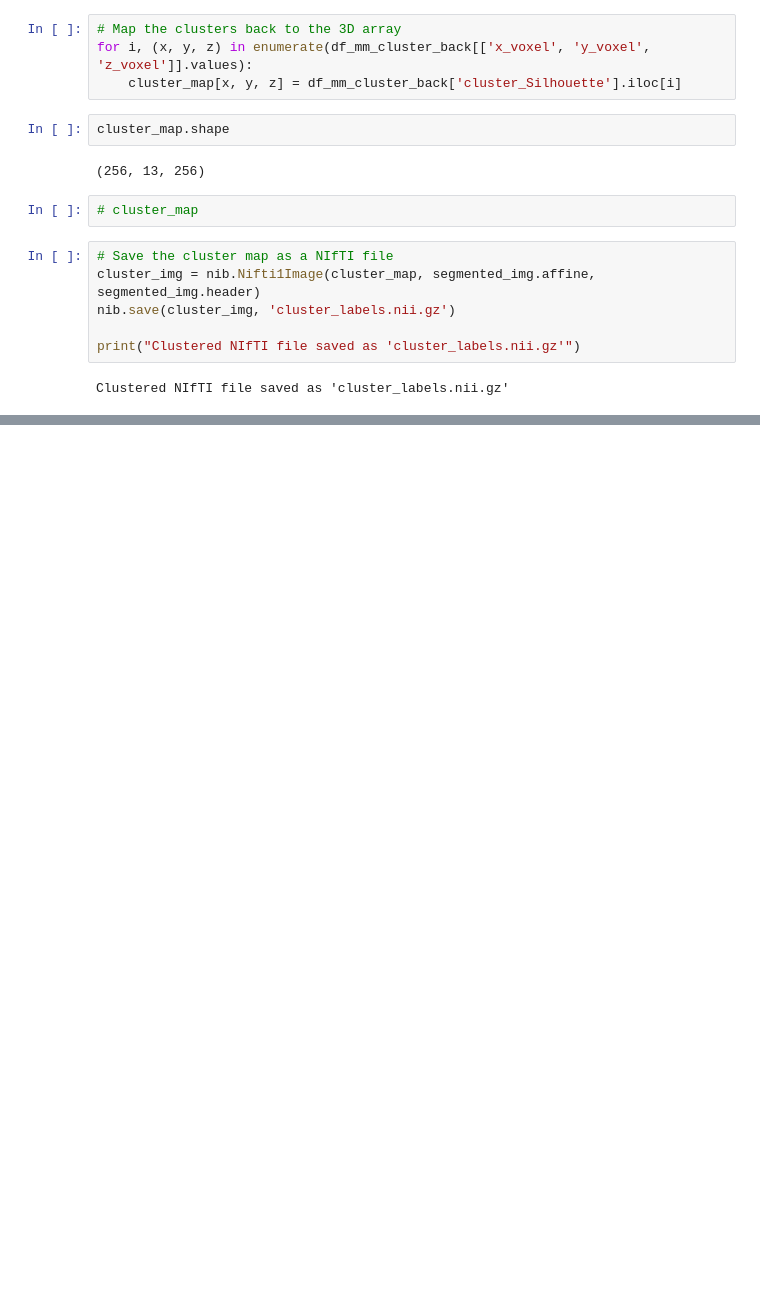
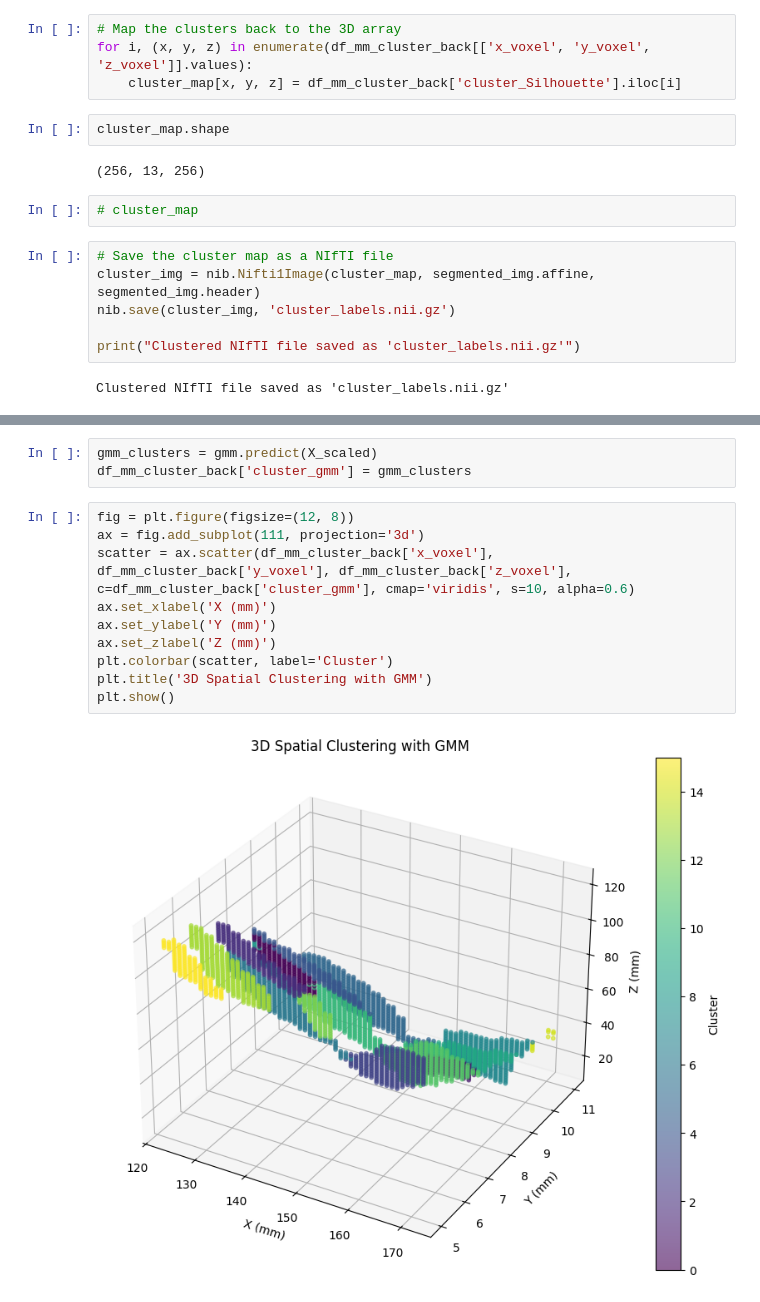
Before and after one commit to prabal5ghosh/Inria_Medical_Imageing_Internship_prabal, a Jupyter notebook: segmented_pixels_intensity.ipynb, the cells around one changed output, grey strips where cells are left out. Cells and saved outputs as stored; diff of their text form; blank space fills up the shorter version.

```diff
--- a/segmented_pixels_intensity.ipynb
+++ b/segmented_pixels_intensity.ipynb
@@ -789,0 +854,15 @@ Clustered NIfTI file saved as 'cluster_labels.nii.gz'
+# %%
+gmm_clusters = gmm.predict(X_scaled)
+df_mm_cluster_back['cluster_gmm'] = gmm_clusters
+# %%
+fig = plt.figure(figsize=(12, 8))
+ax = fig.add_subplot(111, projection='3d')
+scatter = ax.scatter(df_mm_cluster_back['x_voxel'], df_mm_cluster_back['y_voxel'], df_mm_cluster_back['z_voxel'], c=df_mm_cluster_back['cluster_gmm'], cmap='viridis', s=10, alpha=0.6)
+ax.set_xlabel('X (mm)')
+ax.set_ylabel('Y (mm)')
+ax.set_zlabel('Z (mm)')
+plt.colorbar(scatter, label='Cluster')
+plt.title('3D Spatial Clustering with GMM')
+plt.show()
+# %% [output]
+[figure, added]
```
Also changed, not shown: parts of 19 cells of this notebook.
